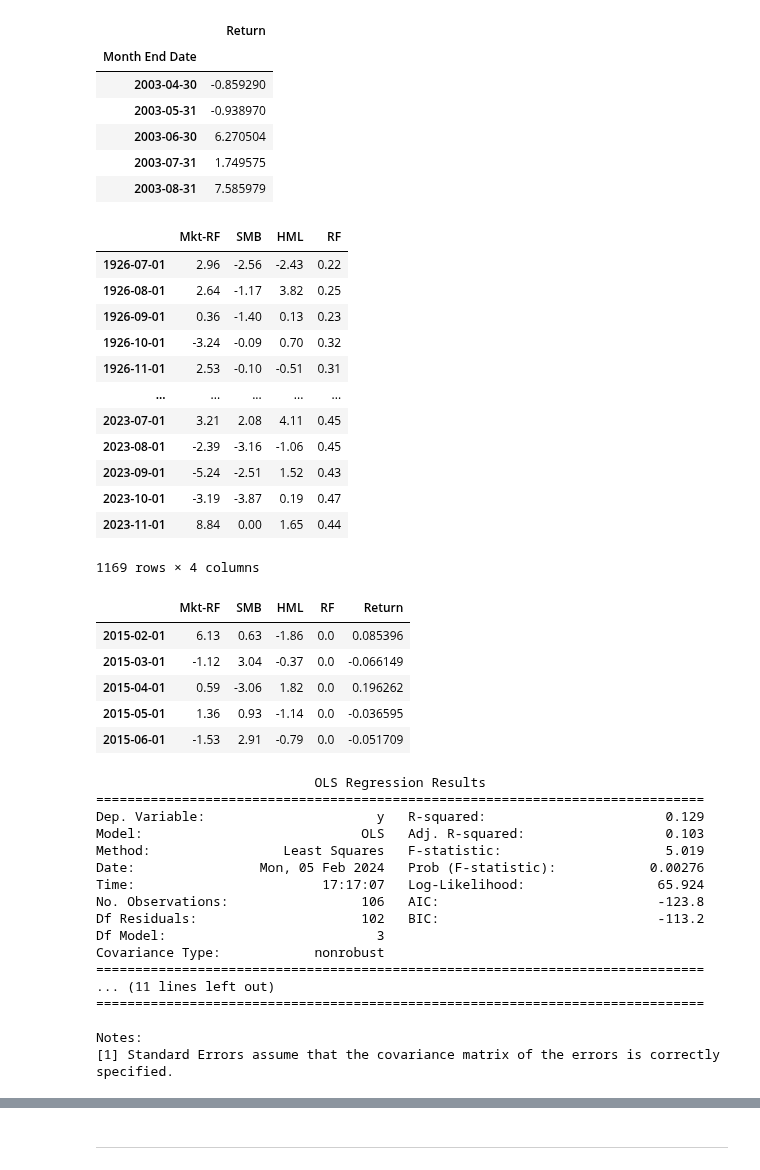
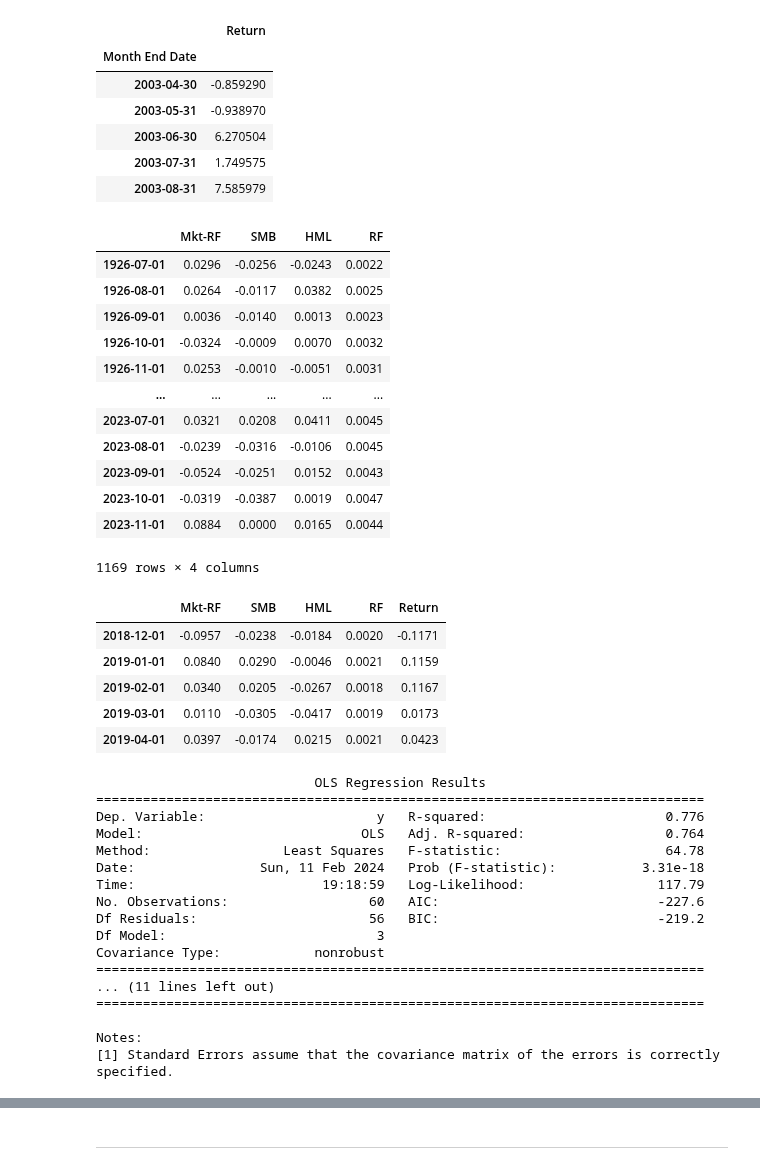
Before and after one commit to alfonso-santos/microcredencial-carteras-python-2023, a Jupyter notebook: Tema_5_APT/src/APT.ipynb, the cells around one changed output, grey strips where cells are left out. Cells and saved outputs as stored; diff of their text form; code cells hidden in the pictures.

```diff
--- a/Tema_5_APT/src/APT.ipynb
+++ b/Tema_5_APT/src/APT.ipynb
@@ -388,36 +802,36 @@ fund_data_df.head(5)
 | 2003-08-31 | 7.585979 |
 # %%
 ff_factors = pd.read_csv('../data/F-F_Research_Data_Factors_monthly.csv', index_col=0, parse_dates=True)
-#ff_factors = ff_factors / 100
+ff_factors = ff_factors / 100
 
 ff_factors
 # %% [output]
 |  | Mkt-RF | SMB | HML | RF |
-| 1926-07-01 | 2.96 | -2.56 | -2.43 | 0.22 |
-| 1926-08-01 | 2.64 | -1.17 | 3.82 | 0.25 |
-| 1926-09-01 | 0.36 | -1.40 | 0.13 | 0.23 |
-| 1926-10-01 | -3.24 | -0.09 | 0.70 | 0.32 |
-| 1926-11-01 | 2.53 | -0.10 | -0.51 | 0.31 |
+| 1926-07-01 | 0.0296 | -0.0256 | -0.0243 | 0.0022 |
+| 1926-08-01 | 0.0264 | -0.0117 | 0.0382 | 0.0025 |
+| 1926-09-01 | 0.0036 | -0.0140 | 0.0013 | 0.0023 |
+| 1926-10-01 | -0.0324 | -0.0009 | 0.0070 | 0.0032 |
+| 1926-11-01 | 0.0253 | -0.0010 | -0.0051 | 0.0031 |
 | ... | ... | ... | ... | ... |
-| 2023-07-01 | 3.21 | 2.08 | 4.11 | 0.45 |
-| 2023-08-01 | -2.39 | -3.16 | -1.06 | 0.45 |
-| 2023-09-01 | -5.24 | -2.51 | 1.52 | 0.43 |
-| 2023-10-01 | -3.19 | -3.87 | 0.19 | 0.47 |
-| 2023-11-01 | 8.84 | 0.00 | 1.65 | 0.44 |
+| 2023-07-01 | 0.0321 | 0.0208 | 0.0411 | 0.0045 |
+| 2023-08-01 | -0.0239 | -0.0316 | -0.0106 | 0.0045 |
+| 2023-09-01 | -0.0524 | -0.0251 | 0.0152 | 0.0043 |
+| 2023-10-01 | -0.0319 | -0.0387 | 0.0019 | 0.0047 |
+| 2023-11-01 | 0.0884 | 0.0000 | 0.0165 | 0.0044 |
 1169 rows × 4 columns
 # %%
 # Creamos el dataframe con os factores y los retornos de Microsoft
 
-datos_df = pd.concat([ff_factors, returns_msft], axis=1, join='inner')
+datos_df = pd.concat([ff_factors, fund_data_df], axis=1, join='inner')
 datos_df.columns = list(ff_factors.columns) + ['Return']
 datos_df.head(5)
 # %% [output]
 |  | Mkt-RF | SMB | HML | RF | Return |
-| 2015-02-01 | 6.13 | 0.63 | -1.86 | 0.0 | 0.085396 |
-| 2015-03-01 | -1.12 | 3.04 | -0.37 | 0.0 | -0.066149 |
-| 2015-04-01 | 0.59 | -3.06 | 1.82 | 0.0 | 0.196262 |
-| 2015-05-01 | 1.36 | 0.93 | -1.14 | 0.0 | -0.036595 |
-| 2015-06-01 | -1.53 | 2.91 | -0.79 | 0.0 | -0.051709 |
+| 2018-12-01 | -0.0957 | -0.0238 | -0.0184 | 0.0020 | -0.1171 |
+| 2019-01-01 | 0.0840 | 0.0290 | -0.0046 | 0.0021 | 0.1159 |
+| 2019-02-01 | 0.0340 | 0.0205 | -0.0267 | 0.0018 | 0.1167 |
+| 2019-03-01 | 0.0110 | -0.0305 | -0.0417 | 0.0019 | 0.0173 |
+| 2019-04-01 | 0.0397 | -0.0174 | 0.0215 | 0.0021 | 0.0423 |
 # %%
 Y = datos_df.loc[:, 'Return']-datos_df['RF']
 X = datos_df[['Mkt-RF', 'SMB', 'HML']]
@@ -430,13 +844,13 @@ print(modelo.summary())
 # %% [output]
                             OLS Regression Results
 ==============================================================================
-Dep. Variable:                      y   R-squared:                       0.129
-Model:                            OLS   Adj. R-squared:                  0.103
-Method:                 Least Squares   F-statistic:                     5.019
-Date:                Mon, 05 Feb 2024   Prob (F-statistic):            0.00276
-Time:                        17:17:07   Log-Likelihood:                 65.924
-No. Observations:                 106   AIC:                            -123.8
-Df Residuals:                     102   BIC:                            -113.2
+Dep. Variable:                      y   R-squared:                       0.776
+Model:                            OLS   Adj. R-squared:                  0.764
+Method:                 Least Squares   F-statistic:                     64.78
+Date:                Sun, 11 Feb 2024   Prob (F-statistic):           3.31e-18
+Time:                        19:18:59   Log-Likelihood:                 117.79
+No. Observations:                  60   AIC:                            -227.6
+Df Residuals:                      56   BIC:                            -219.2
 Df Model:                           3
 Covariance Type:            nonrobust
 ==============================================================================
```
Also changed, not shown: parts of 36 cells of this notebook, 18 other files.
